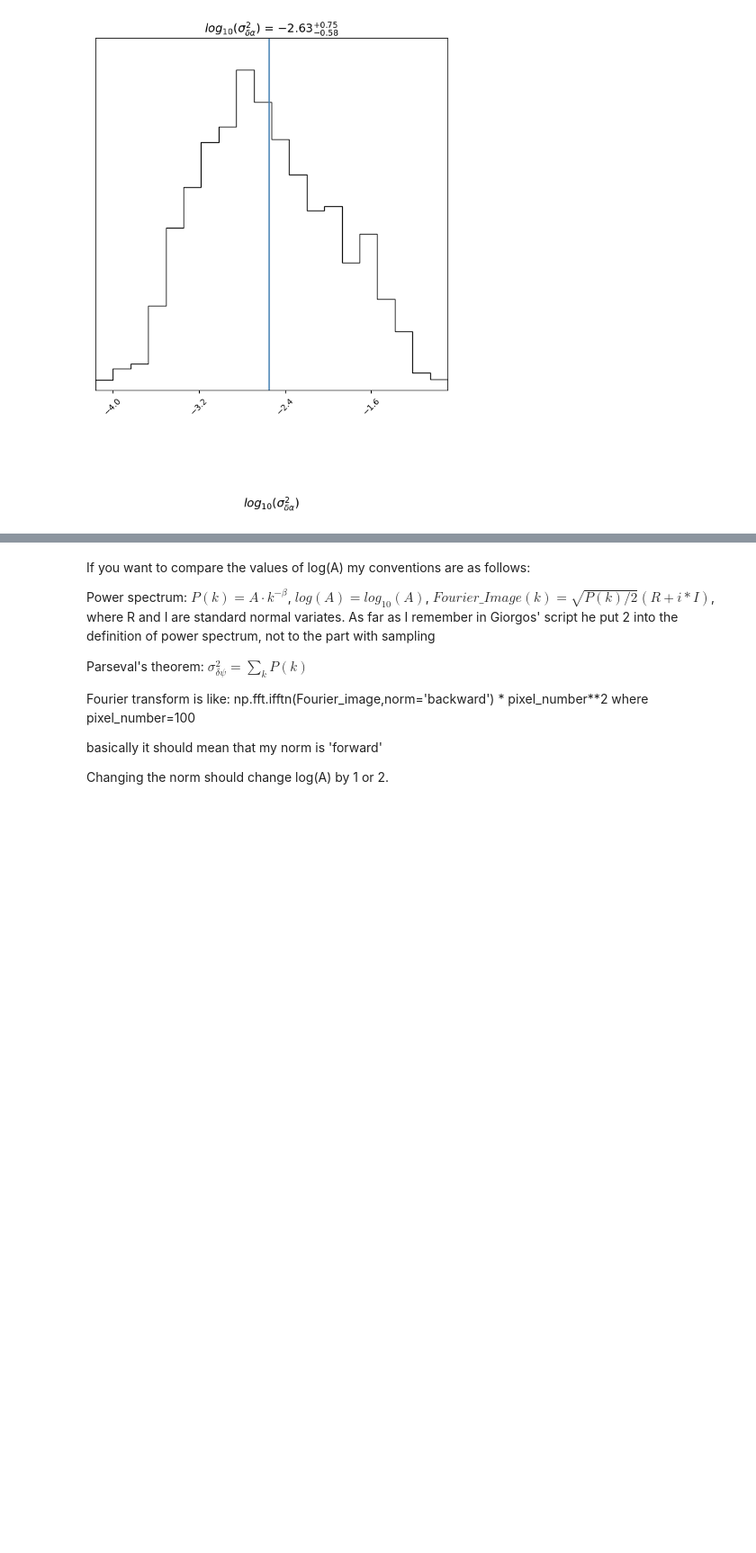
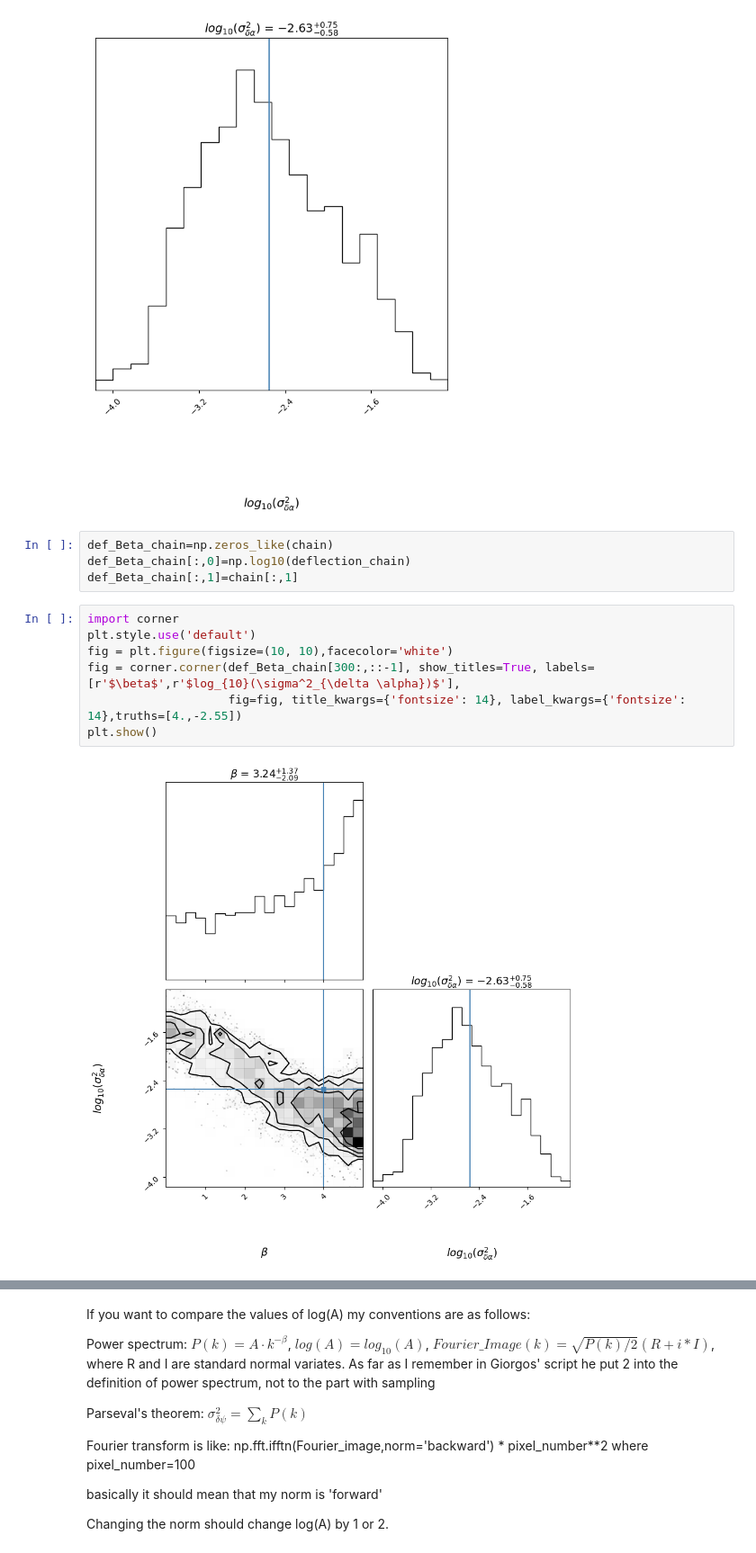
Before and after one commit to Herculens/herculens, a Jupyter notebook: GRF_perturbations/Notebooks/test_Aymeric's_data.ipynb, the cells around one changed output, grey strips where cells are left out. Shown at 90% size. Drawn from its saved outputs; the diff is of its cells as text; blank space fills up the shorter version.

Commit message:
Convergence and deflections corners

```diff
--- a/GRF_perturbations/Notebooks/test_Aymeric's_data.ipynb
+++ b/GRF_perturbations/Notebooks/test_Aymeric's_data.ipynb
@@ -664,3 +664,16 @@ fig = corner.corner(np.log10(deflection_chain[300:]), show_titles=True, labels=[
 plt.show()
 # %% [output]
 [figure]
+# %%
+def_Beta_chain=np.zeros_like(chain)
+def_Beta_chain[:,0]=np.log10(deflection_chain)
+def_Beta_chain[:,1]=chain[:,1]
+# %%
+import corner
+plt.style.use('default')
+fig = plt.figure(figsize=(10, 10),facecolor='white')
+fig = corner.corner(def_Beta_chain[300:,::-1], show_titles=True, labels=[r'$\beta$',r'$log_{10}(\sigma^2_{\delta \alpha})$'],
+                    fig=fig, title_kwargs={'fontsize': 14}, label_kwargs={'fontsize': 14},truths=[4.,-2.55])
+plt.show()
+# %% [output]
+[figure, added]
```
Also changed, not shown: parts of 4 cells of this notebook.
